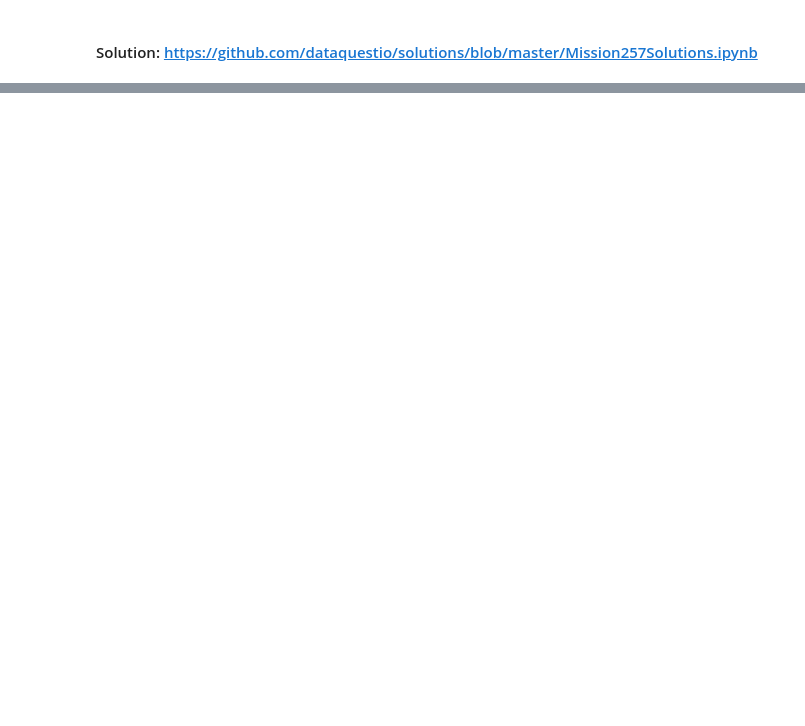
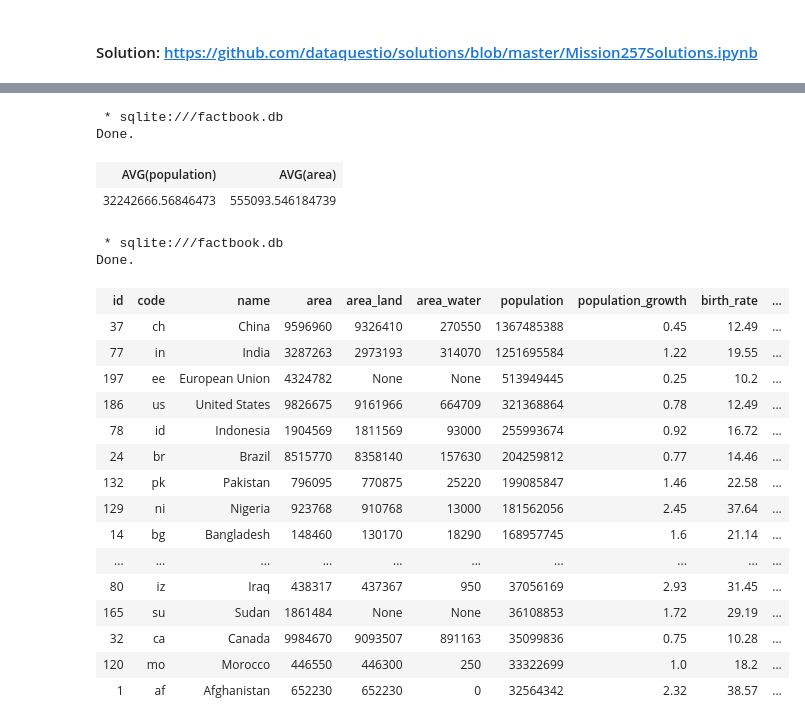
Before and after one commit to DucTrung1802/Data-Science, a Jupyter notebook: cia_factbook/cia_factbook.ipynb, the cells around one changed output, grey strips where cells are left out. Cells and saved outputs as stored; diff of their text form; code cells hidden in the pictures; blank space fills up the shorter version.

```diff
--- a/cia_factbook/cia_factbook.ipynb
+++ b/cia_factbook/cia_factbook.ipynb
@@ -34,0 +83,39 @@ Done.
+# %%
+%%sql
+SELECT AVG(population), AVG(area)
+FROM facts
+WHERE name != "World"
+# %% [output]
+ * sqlite:///factbook.db
+Done.
+| AVG(population) | AVG(area) |
+| 32242666.56846473 | 555093.546184739 |
+# %%
+%%sql
+SELECT *
+FROM facts
+WHERE (population > (
+SELECT AVG(population)
+FROM facts
+WHERE name != "World"
+)) & (name != "World")
+ORDER BY population DESC
+# %% [output]
+ * sqlite:///factbook.db
+Done.
+| id | code | name | area | area_land | area_water | population | population_growth | birth_rate | ... |
+| 37 | ch | China | 9596960 | 9326410 | 270550 | 1367485388 | 0.45 | 12.49 | ... |
+| 77 | in | India | 3287263 | 2973193 | 314070 | 1251695584 | 1.22 | 19.55 | ... |
+| 197 | ee | European Union | 4324782 | None | None | 513949445 | 0.25 | 10.2 | ... |
+| 186 | us | United States | 9826675 | 9161966 | 664709 | 321368864 | 0.78 | 12.49 | ... |
+| 78 | id | Indonesia | 1904569 | 1811569 | 93000 | 255993674 | 0.92 | 16.72 | ... |
+| 24 | br | Brazil | 8515770 | 8358140 | 157630 | 204259812 | 0.77 | 14.46 | ... |
+| 132 | pk | Pakistan | 796095 | 770875 | 25220 | 199085847 | 1.46 | 22.58 | ... |
+| 129 | ni | Nigeria | 923768 | 910768 | 13000 | 181562056 | 2.45 | 37.64 | ... |
+| 14 | bg | Bangladesh | 148460 | 130170 | 18290 | 168957745 | 1.6 | 21.14 | ... |
+| ... | ... | ... | ... | ... | ... | ... | ... | ... | ... |
+| 80 | iz | Iraq | 438317 | 437367 | 950 | 37056169 | 2.93 | 31.45 | ... |
+| 165 | su | Sudan | 1861484 | None | None | 36108853 | 1.72 | 29.19 | ... |
+| 32 | ca | Canada | 9984670 | 9093507 | 891163 | 35099836 | 0.75 | 10.28 | ... |
+| 120 | mo | Morocco | 446550 | 446300 | 250 | 33322699 | 1.0 | 18.2 | ... |
+| 1 | af | Afghanistan | 652230 | 652230 | 0 | 32564342 | 2.32 | 38.57 | ... |
```
Also changed, not shown: parts of 8 cells of this notebook.
